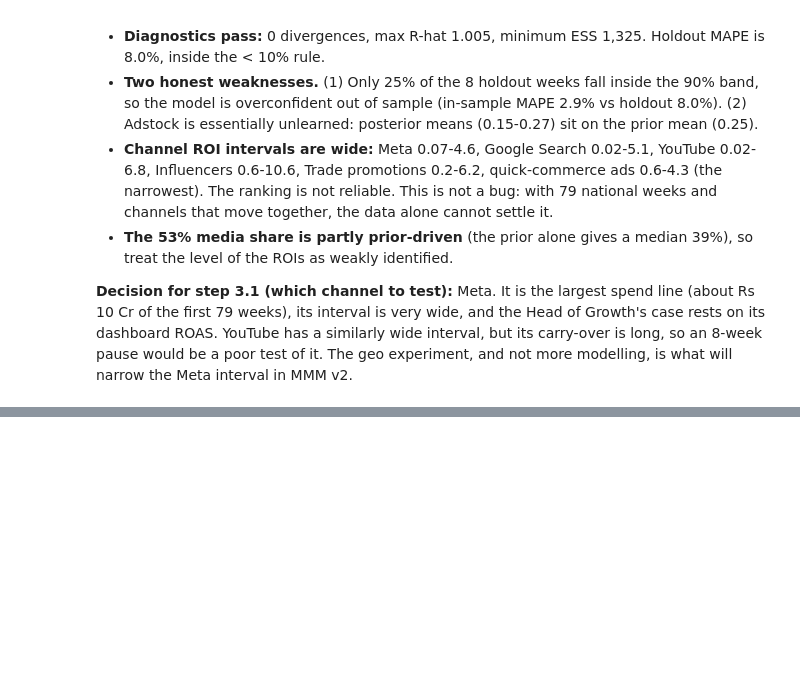
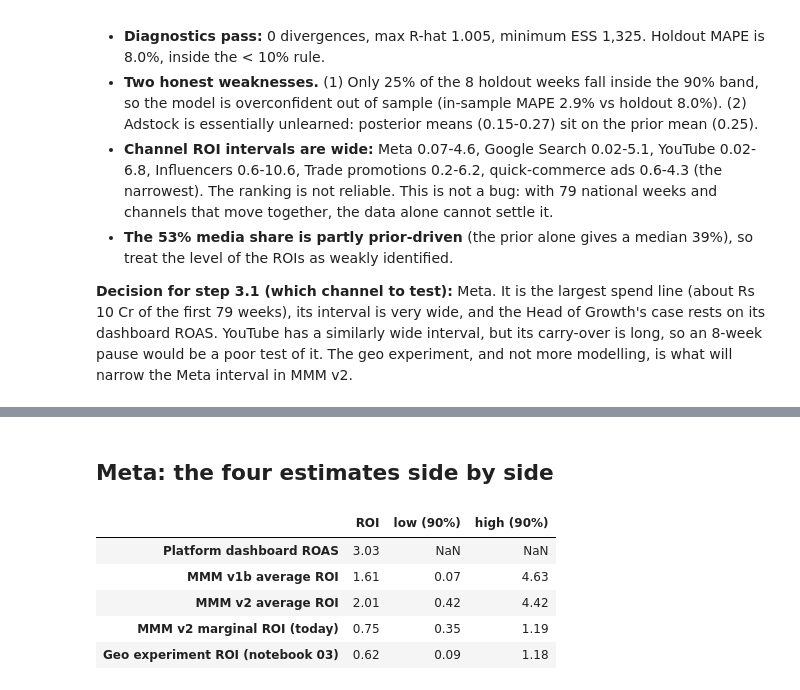
Before and after one commit to anvesha2402/Prakriti-growth-measurement-engine, a Jupyter notebook: notebooks/02_mmm.ipynb, the cells around one changed output, grey strips where cells are left out. Cells and saved outputs as stored; diff of their text form; code cells hidden in the pictures; blank space fills up the shorter version.

```diff
--- a/notebooks/02_mmm.ipynb
+++ b/notebooks/02_mmm.ipynb
@@ -302,0 +383,12 @@ Posterior mean adstock alpha by channel: {'Meta': np.float64(0.27), 'Google_Sear
+# %% [markdown]
+## Meta: the four estimates side by side
+# %%
+exp_ = pd.DataFrame({'ROI':[3.03, v1b.loc['Meta','ROI_mean'], tab2.loc['Meta','ROI_mean'], mt.loc['Meta','marginal_ROI'], 0.62], 'low (90%)':[np.nan, v1b.loc['Meta','ROI_p5'], tab2.loc['Meta','ROI_p5'], mt.loc['Meta','mROI_p5'], 0.09], 'high (90%)':[np.nan, v1b.loc['Meta','ROI_p95'], tab2.loc['Meta','ROI_p95'], mt.loc['Meta','mROI_p95'], 1.18]},
+    index=['Platform dashboard ROAS','MMM v1b average ROI','MMM v2 average ROI','MMM v2 marginal ROI (today)','Geo experiment ROI (notebook 03)']).round(2); exp_
+# %% [output]
+|  | ROI | low (90%) | high (90%) |
+| Platform dashboard ROAS | 3.03 | NaN | NaN |
+| MMM v1b average ROI | 1.61 | 0.07 | 4.63 |
+| MMM v2 average ROI | 2.01 | 0.42 | 4.42 |
+| MMM v2 marginal ROI (today) | 0.75 | 0.35 | 1.19 |
+| Geo experiment ROI (notebook 03) | 0.62 | 0.09 | 1.18 |
```
Also changed, not shown: parts of 8 cells of this notebook, 8 other files.
